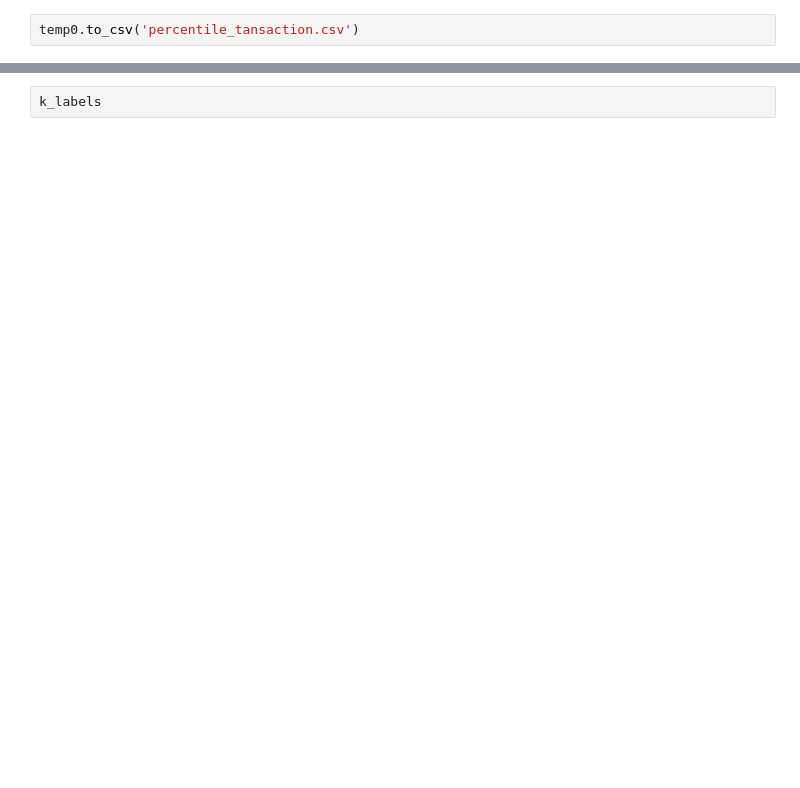
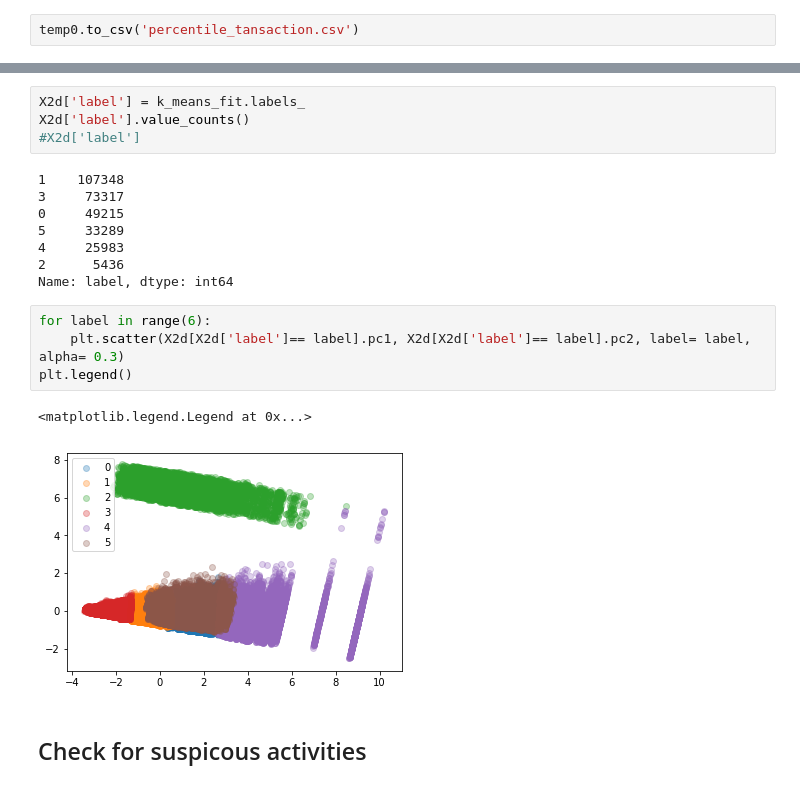
Before and after one commit to jh3898/data-science-take-home-challenge, a Jupyter notebook: Credit_card_Transactions/credit_card_transactions.ipynb, the cells around one changed output, grey strips where cells are left out. Cells and saved outputs as stored; diff of their text form; blank space fills up the shorter version.

```diff
--- a/Credit_card_Transactions/credit_card_transactions.ipynb
+++ b/Credit_card_Transactions/credit_card_transactions.ipynb
@@ -249,2 +274,21 @@ k_labels = k_means_fit.labels_
-# %%
-k_labels
+# %%
+X2d['label'] = k_means_fit.labels_
+X2d['label'].value_counts()
+#X2d['label']
+# %% [output]
+1    107348
+3     73317
+0     49215
+5     33289
+4     25983
+2      5436
+Name: label, dtype: int64
+# %%
+for label in range(6):
+    plt.scatter(X2d[X2d['label']== label].pc1, X2d[X2d['label']== label].pc2, label= label, alpha= 0.3)
+plt.legend()
+# %% [output]
+<matplotlib.legend.Legend at 0x...>
+[figure, added]
+# %% [markdown]
+## Check for suspicous activities
```
Also changed, not shown: parts of 16 cells of this notebook, 9 other files.
